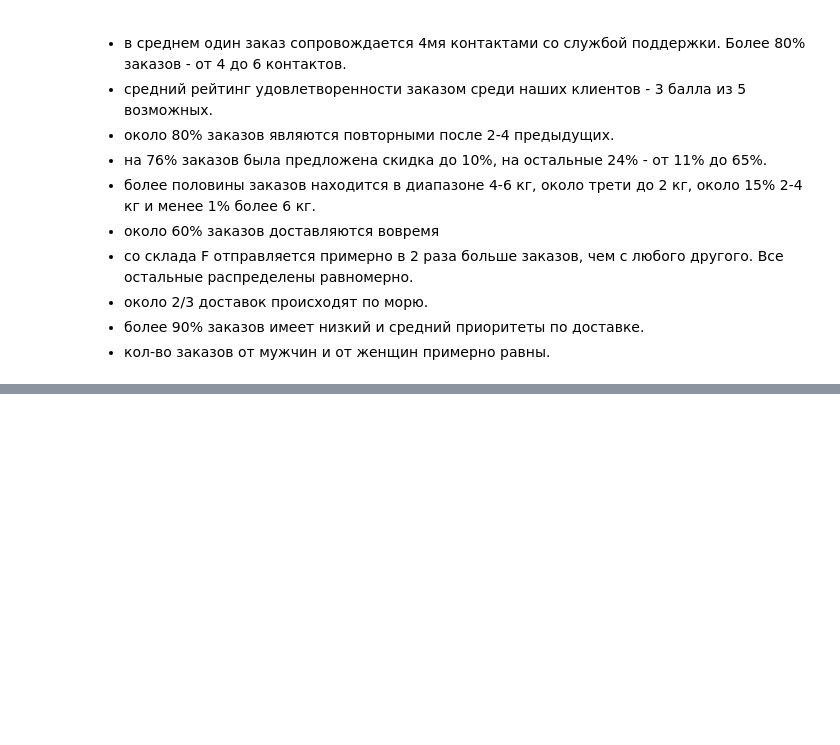
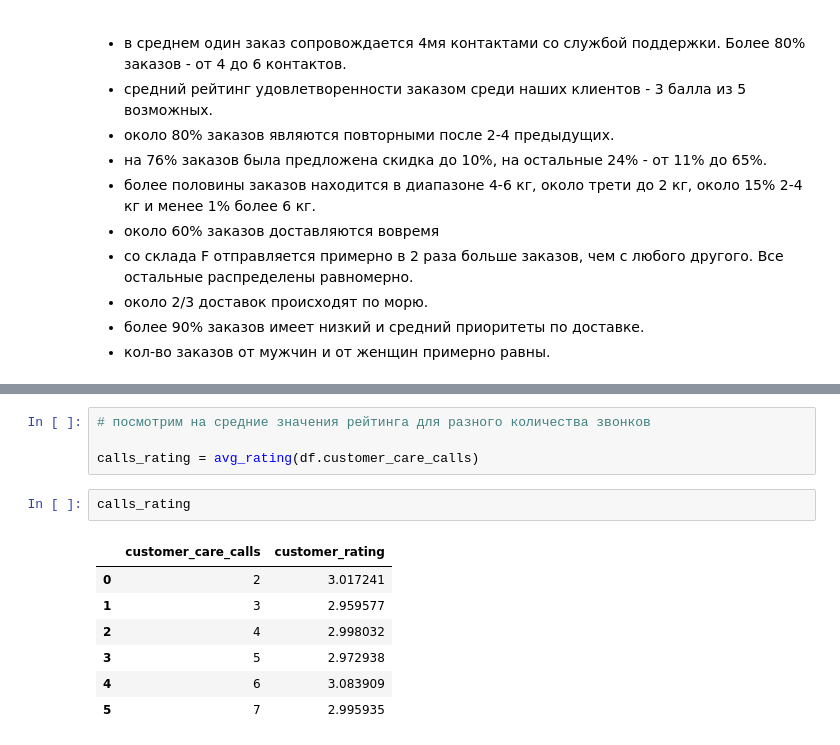
Before and after one commit to DmitriyRys/e_commerce_delivery, a Jupyter notebook: shipping_ecommerce_analysis.ipynb, the cells around one changed output, grey strips where cells are left out. Cells and saved outputs as stored; diff of their text form; blank space fills up the shorter version.

```diff
--- a/shipping_ecommerce_analysis.ipynb
+++ b/shipping_ecommerce_analysis.ipynb
@@ -390,0 +407,14 @@ perc_table(df.gender)
+# %%
+# посмотрим на средние значения рейтинга для разного количества звонков
+
+calls_rating = avg_rating(df.customer_care_calls)
+# %%
+calls_rating
+# %% [output]
+|  | customer_care_calls | customer_rating |
+| 0 | 2 | 3.017241 |
+| 1 | 3 | 2.959577 |
+| 2 | 4 | 2.998032 |
+| 3 | 5 | 2.972938 |
+| 4 | 6 | 3.083909 |
+| 5 | 7 | 2.995935 |
```
Also changed, not shown: parts of 13 cells of this notebook.
